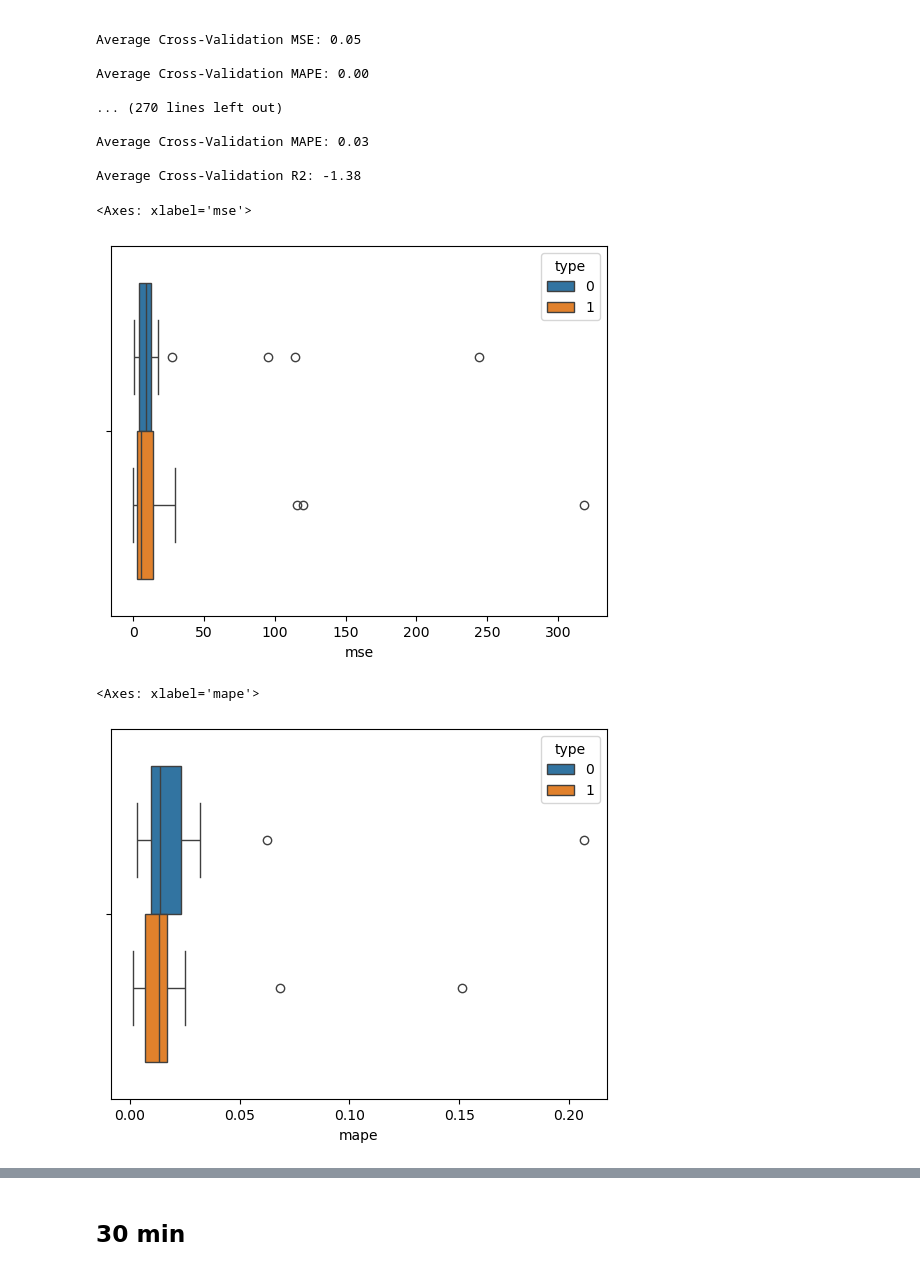
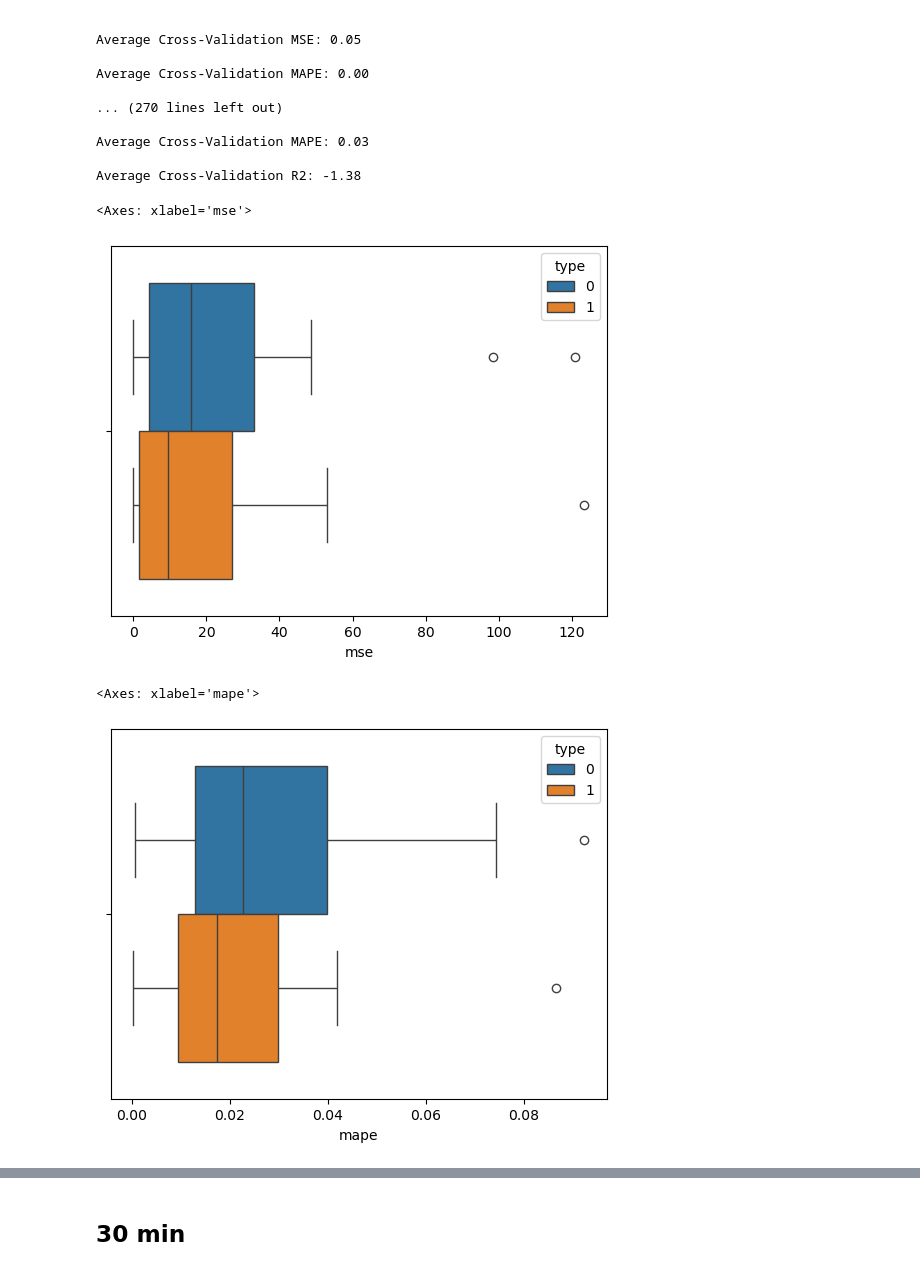
Before and after one commit to LuisDogo/Hypoglycemia_Prediction, a Jupyter notebook: notebooks/arima_approach.ipynb, the cells around one changed output, grey strips where cells are left out. Saved outputs shown, nothing was run; the diff lists cells and outputs as text; code cells hidden in the pictures.

```diff
--- a/notebooks/arima_approach.ipynb
+++ b/notebooks/arima_approach.ipynb
@@ -169,13 +169,13 @@ df_d1 = pd.DataFrame({
 
 general_metrics_15min = pd.concat([df_d0, df_d1])
 # %%
-sns.boxplot(data = general_metrics, x = "mse", hue = "type")
+sns.boxplot(data = general_metrics_15min, x = "mse", hue = "type")
 # %% [output]
 <Axes: xlabel='mse'>
-[figure, old version]
+[figure, new version]
 # %%
-sns.boxplot(data = general_metrics, x = "mape", hue = "type")
+sns.boxplot(data = general_metrics_15min, x = "mape", hue = "type")
 # %% [output]
 <Axes: xlabel='mape'>
-[figure, old version]
+[figure, new version]
 # %%
```
Also changed, not shown: parts of 10 cells of this notebook.
